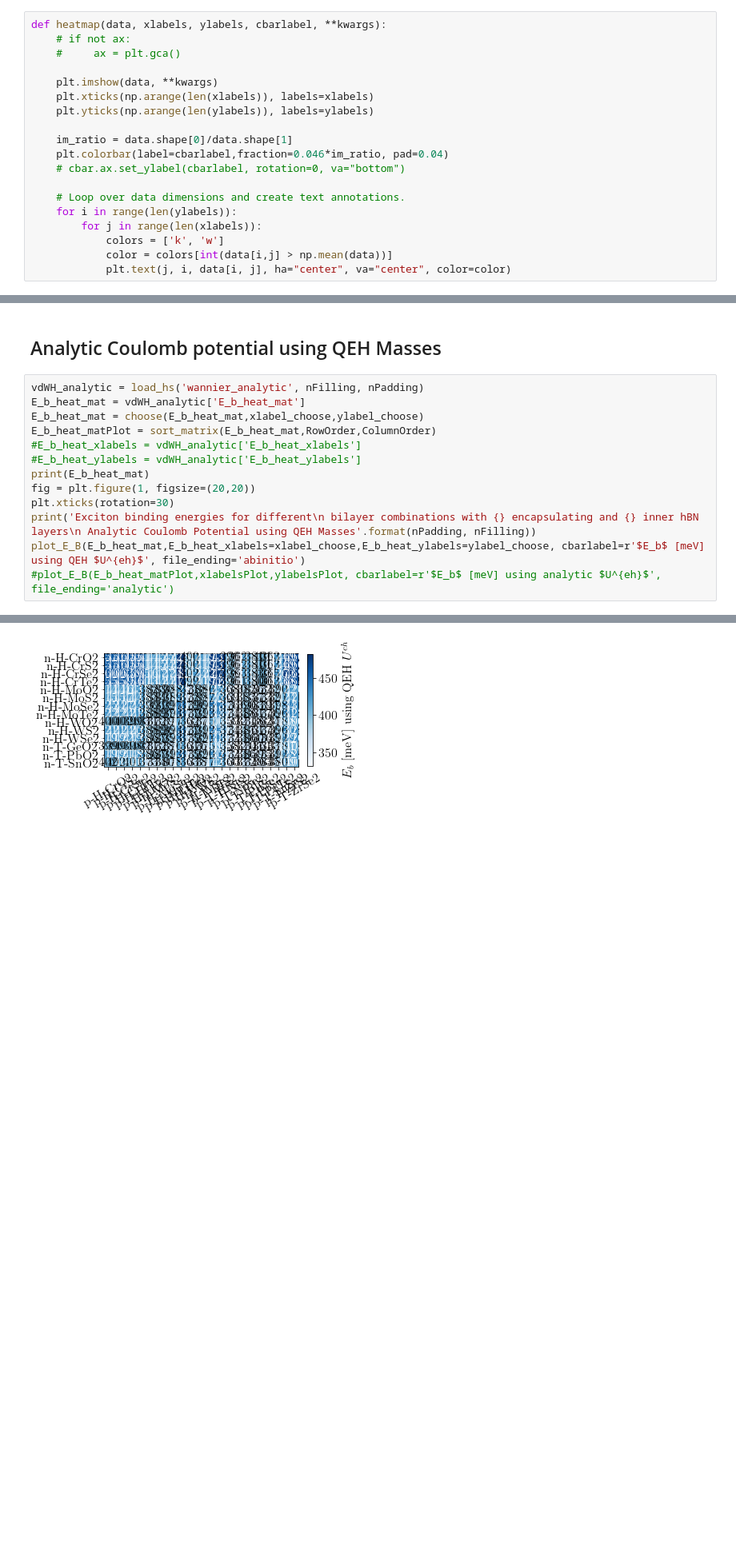
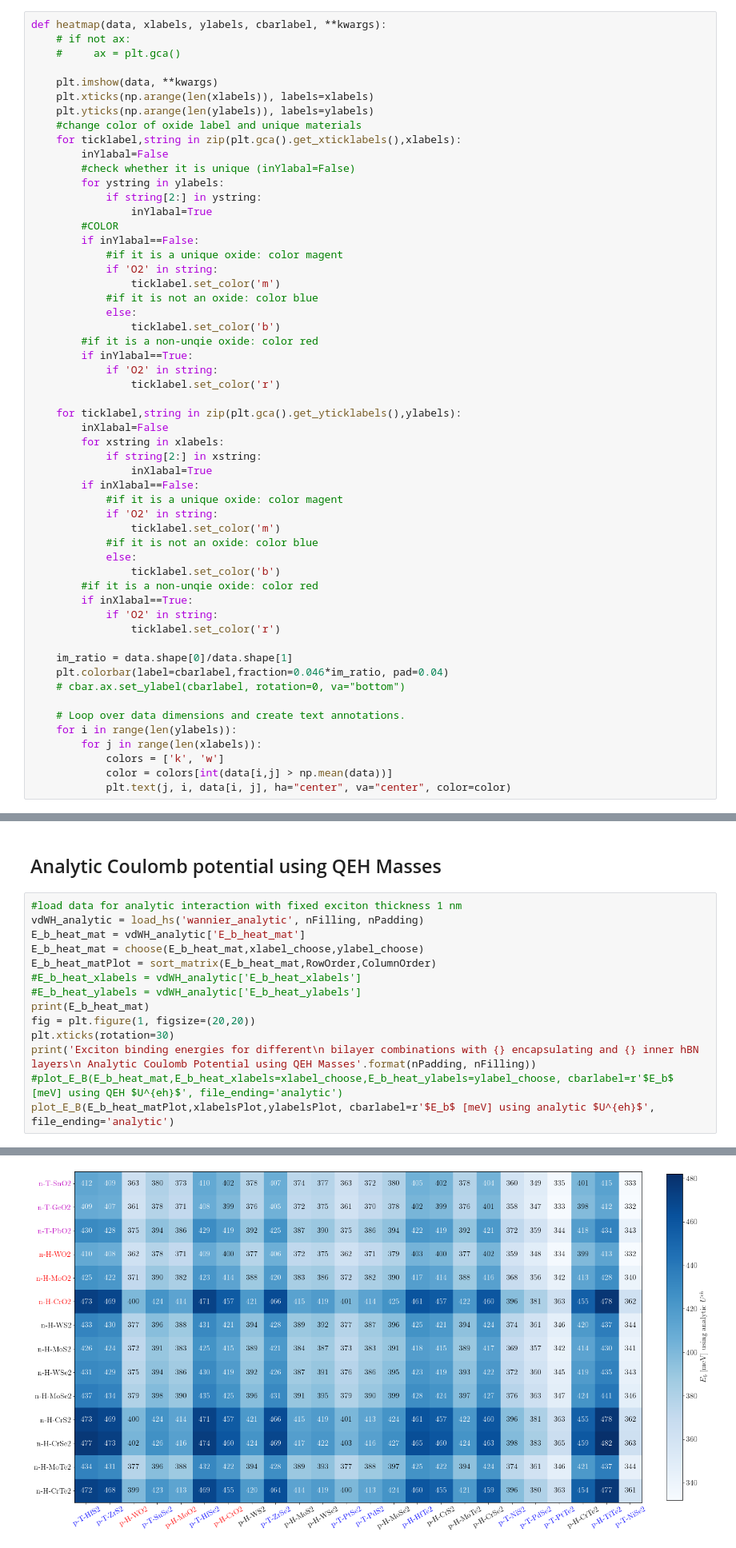
Before and after one commit to runehoejlund/dft-superfluids, a Jupyter notebook: search_materials/advanced_lists/Eb_analysis/hs_wannier_analysis_final.ipynb, the cells around one changed output, grey strips where cells are left out. Shown at 80% size. Drawn from its saved outputs; the diff is of its cells as text; blank space fills up the shorter version.

```diff
--- a/search_materials/advanced_lists/Eb_analysis/hs_wannier_analysis_final.ipynb
+++ b/search_materials/advanced_lists/Eb_analysis/hs_wannier_analysis_final.ipynb
@@ -25,6 +25,42 @@ def heatmap(data, xlabels, ylabels, cbarlabel, **kwargs):
     plt.imshow(data, **kwargs)
     plt.xticks(np.arange(len(xlabels)), labels=xlabels)
     plt.yticks(np.arange(len(ylabels)), labels=ylabels)
+    #change color of oxide label and unique materials
+    for ticklabel,string in zip(plt.gca().get_xticklabels(),xlabels):
+        inYlabal=False
+        #check whether it is unique (inYlabal=False)
+        for ystring in ylabels:
+            if string[2:] in ystring:
+                inYlabal=True
+        #COLOR
+        if inYlabal==False:
+            #if it is a unique oxide: color magent
+            if 'O2' in string:
+                ticklabel.set_color('m')
+            #if it is not an oxide: color blue
+            else:
+                ticklabel.set_color('b')
+        #if it is a non-unqie oxide: color red
+        if inYlabal==True:
+            if 'O2' in string:
+                ticklabel.set_color('r')
+
+    for ticklabel,string in zip(plt.gca().get_yticklabels(),ylabels):
+        inXlabal=False
+        for xstring in xlabels:
+            if string[2:] in xstring:
+                inXlabal=True
+        if inXlabal==False:
+            #if it is a unique oxide: color magent
+            if 'O2' in string:
+                ticklabel.set_color('m')
+            #if it is not an oxide: color blue
+            else:
+                ticklabel.set_color('b')
+        #if it is a non-unqie oxide: color red
+        if inXlabal==True:
+            if 'O2' in string:
+                ticklabel.set_color('r')
 
     im_ratio = data.shape[0]/data.shape[1]
     plt.colorbar(label=cbarlabel,fraction=0.046*im_ratio, pad=0.04)
@@ -227,34 +268,35 @@ Exciton binding energies for different
 # %% [markdown]
 ## Analytic Coulomb potential using QEH Masses
 # %%
+#load data for analytic interaction with fixed exciton thickness 1 nm
 vdWH_analytic = load_hs('wannier_analytic', nFilling, nPadding)
 E_b_heat_mat = vdWH_analytic['E_b_heat_mat']
 E_b_heat_mat = choose(E_b_heat_mat,xlabel_choose,ylabel_choose)
 E_b_heat_matPlot = sort_matrix(E_b_heat_mat,RowOrder,ColumnOrder)
 #E_b_heat_xlabels = vdWH_analytic['E_b_heat_xlabels']
 #E_b_heat_ylabels = vdWH_analytic['E_b_heat_ylabels']
 print(E_b_heat_mat)
 fig = plt.figure(1, figsize=(20,20))
 plt.xticks(rotation=30)
 print('Exciton binding energies for different\n bilayer combinations with {} encapsulating and {} inner hBN layers\n Analytic Coulomb Potential using QEH Masses'.format(nPadding, nFilling))
-plot_E_B(E_b_heat_mat,E_b_heat_xlabels=xlabel_choose,E_b_heat_ylabels=ylabel_choose, cbarlabel=r'$E_b$ [meV] using QEH $U^{eh}$', file_ending='abinitio')
-#plot_E_B(E_b_heat_matPlot,xlabelsPlot,ylabelsPlot, cbarlabel=r'$E_b$ [meV] using analytic $U^{eh}$', file_ending='analytic')
+#plot_E_B(E_b_heat_mat,E_b_heat_xlabels=xlabel_choose,E_b_heat_ylabels=ylabel_choose, cbarlabel=r'$E_b$ [meV] using QEH $U^{eh}$', file_ending='analytic')
+plot_E_B(E_b_heat_matPlot,xlabelsPlot,ylabelsPlot, cbarlabel=r'$E_b$ [meV] using analytic $U^{eh}$', file_ending='analytic')
 # %% [output]
 [[0.45675283 0.45669162 0.46002605 0.45549324 0.46140705 0.41374359
   0.4151131  0.42454374 0.42165901 0.4780237  0.40008326 0.42119426
   0.41948849 0.47307721 0.47057332 0.39647911 0.36155961 0.41350144
   0.38117398 0.40075968 0.36340866 0.42374462 0.46935987 0.46563027]
  [0.45669162 0.45663044 0.45996316 0.45543266 0.46134343 0.41370055
   0.41506958 0.42449674 0.4216131  0.47795061 0.40004477 0.42114853
   0.41944339 0.47300709 0.47050466 0.39644174 0.36153159 0.41345849
   0.38114102 0.40072098 0.36338021 0.42369792 0.4692919  0.46556438]
  [0.46002605 0.45996316 0.46339056 0.45873205 0.46481092 0.41603494
   0.41743045 0.42704844 0.42410482 0.48194397 0.40213071 0.42363071
   0.42189092 0.47683502 0.47425183 0.3984666  0.3630466  0.41578823
   0.38292521 0.40281858 0.3649189  0.42623286 0.47300063 0.46915771]
 ... (43 lines left out)
   0.34850467 0.36315195 0.33476112 0.3795968  0.40949883 0.40720398]]
 Exciton binding energies for different
  bilayer combinations with 0 encapsulating and 1 inner hBN layers
  Analytic Coulomb Potential using QEH Masses
-[figure, old version]
+[figure, new version]
```
Also changed, not shown: parts of 7 cells of this notebook, 7 other files.
